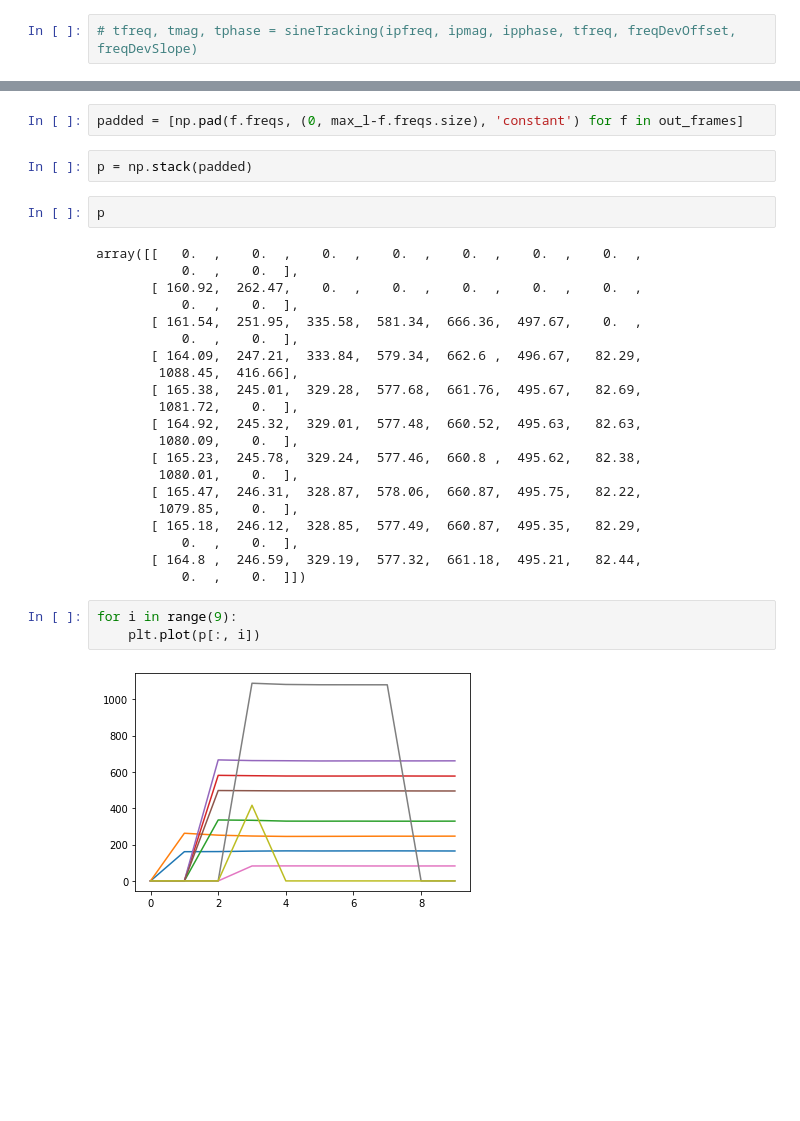
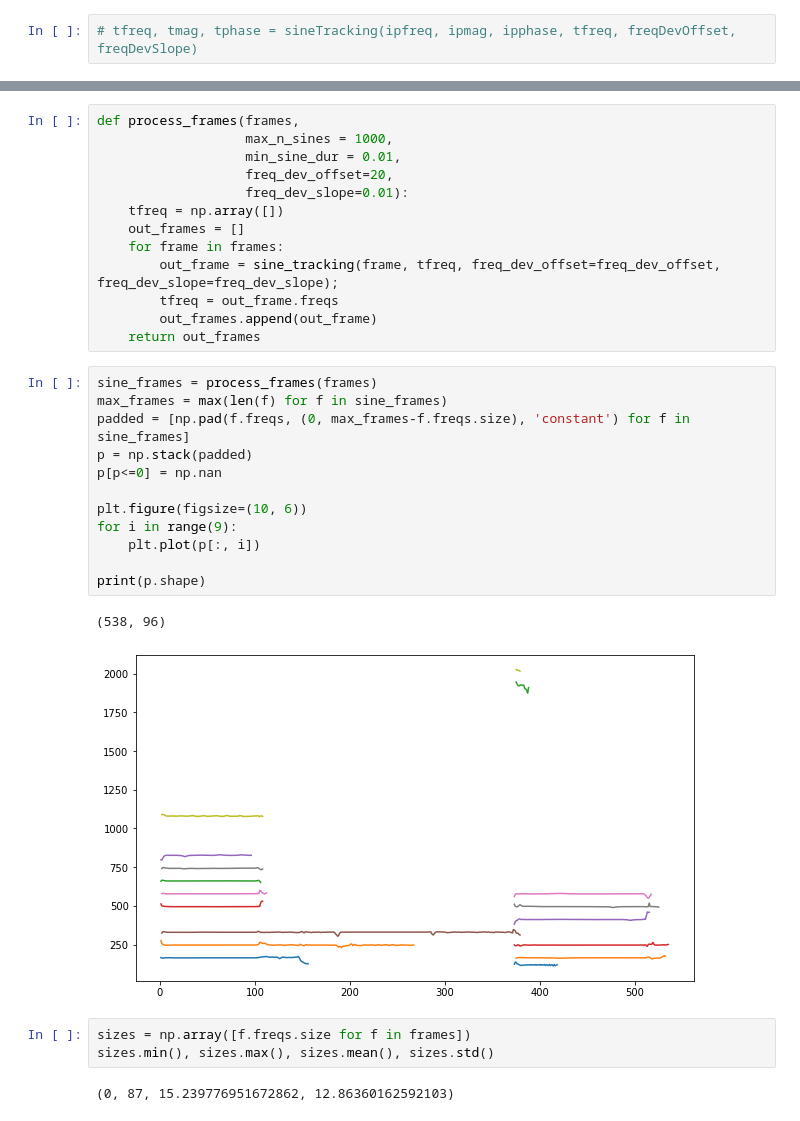
Before and after one commit to jhartquist/rtma, a Jupyter notebook: nbs/_04_sine_model.ipynb, the cells around one changed output, grey strips where cells are left out. Saved outputs shown, nothing was run; the diff lists cells and outputs as text; blank space fills up the shorter version.

```diff
--- a/nbs/04_sine_model.ipynb
+++ b/nbs/_04_sine_model.ipynb
@@ -579,32 +518,33 @@ max_l = 9
-# %%
-padded = [np.pad(f.freqs, (0, max_l-f.freqs.size), 'constant') for f in out_frames]
-# %%
-p = np.stack(padded)
-# %%
-p
-# %% [output]
-array([[   0.  ,    0.  ,    0.  ,    0.  ,    0.  ,    0.  ,    0.  ,
-           0.  ,    0.  ],
-       [ 160.92,  262.47,    0.  ,    0.  ,    0.  ,    0.  ,    0.  ,
-           0.  ,    0.  ],
-       [ 161.54,  251.95,  335.58,  581.34,  666.36,  497.67,    0.  ,
-           0.  ,    0.  ],
-       [ 164.09,  247.21,  333.84,  579.34,  662.6 ,  496.67,   82.29,
-        1088.45,  416.66],
-       [ 165.38,  245.01,  329.28,  577.68,  661.76,  495.67,   82.69,
-        1081.72,    0.  ],
-       [ 164.92,  245.32,  329.01,  577.48,  660.52,  495.63,   82.63,
-        1080.09,    0.  ],
-       [ 165.23,  245.78,  329.24,  577.46,  660.8 ,  495.62,   82.38,
-        1080.01,    0.  ],
-       [ 165.47,  246.31,  328.87,  578.06,  660.87,  495.75,   82.22,
-        1079.85,    0.  ],
-       [ 165.18,  246.12,  328.85,  577.49,  660.87,  495.35,   82.29,
-           0.  ,    0.  ],
-       [ 164.8 ,  246.59,  329.19,  577.32,  661.18,  495.21,   82.44,
-           0.  ,    0.  ]])
-# %%
-for i in range(9):
-    plt.plot(p[:, i])
-# %% [output]
-[figure, removed]
+# %%
+def process_frames(frames,
+                   max_n_sines = 1000,
+                   min_sine_dur = 0.01,
+                   freq_dev_offset=20,
+                   freq_dev_slope=0.01):
+    tfreq = np.array([])
+    out_frames = []
+    for frame in frames:
+        out_frame = sine_tracking(frame, tfreq, freq_dev_offset=freq_dev_offset, freq_dev_slope=freq_dev_slope);
+        tfreq = out_frame.freqs
+        out_frames.append(out_frame)
+    return out_frames
+# %%
+sine_frames = process_frames(frames)
+max_frames = max(len(f) for f in sine_frames)
+padded = [np.pad(f.freqs, (0, max_frames-f.freqs.size), 'constant') for f in sine_frames]
+p = np.stack(padded)
+p[p<=0] = np.nan
+
+plt.figure(figsize=(10, 6))
+for i in range(9):
+    plt.plot(p[:, i])
+
+print(p.shape)
+# %% [output]
+(538, 96)
+[figure, added]
+# %%
+sizes = np.array([f.freqs.size for f in frames])
+sizes.min(), sizes.max(), sizes.mean(), sizes.std()
+# %% [output]
+(0, 87, 15.239776951672862, 12.86360162592103)
```
Also changed, not shown: parts of 32 cells of this notebook, 2 other files.
